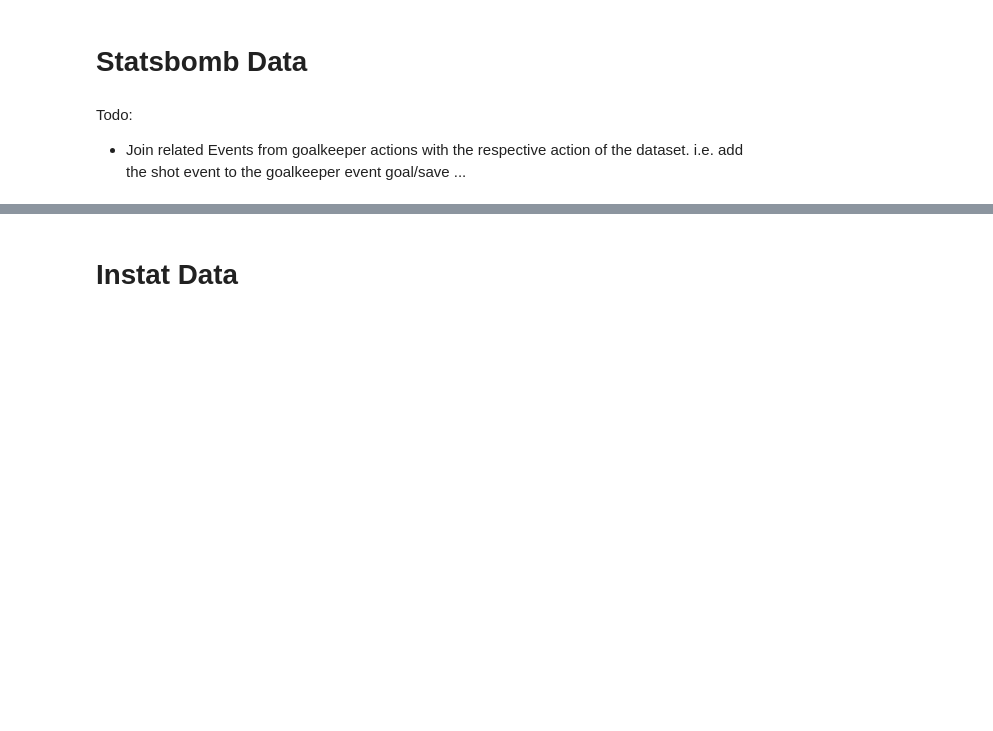
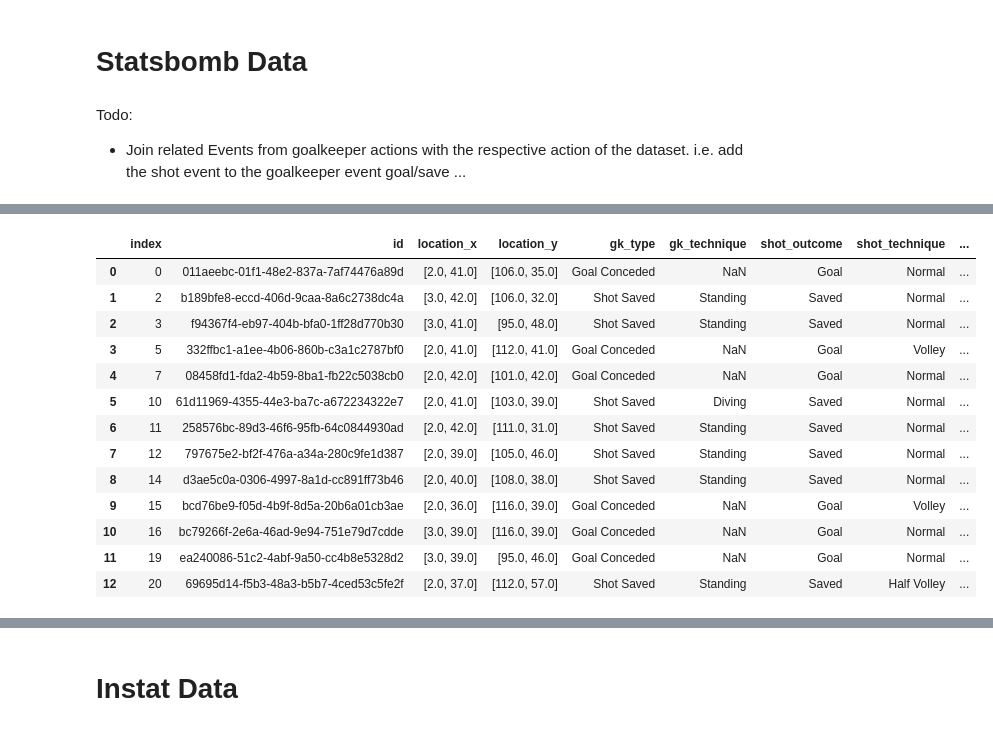
Before and after one commit to keepertrainer78698/youth-base, a Jupyter notebook: goalkeeping/int-goalkeeping/events.ipynb, the cells around one changed output, grey strips where cells are left out. Cells and saved outputs as stored; diff of their text form; code cells hidden in the pictures; blank space fills up the shorter version.

```diff
--- a/goalkeeping/int-goalkeeping/events.ipynb
+++ b/goalkeeping/int-goalkeeping/events.ipynb
@@ -163,0 +242,35 @@ gk_exp = merge_gk['goalkeeper'].apply(pd.Series)
+# %%
+temp_df = pd.DataFrame()
+for i in range(len(shot_model)):
+    # GK Distance to Shot
+    gk_dis = pd.Series(np.hypot([int(shot_model['gk_pos_x'][i]) - int(shot_model['shot_pos_x'][i])], \
+                                [int(shot_model['gk_pos_y'][i]) - int(shot_model['shot_pos_y'][i])])[0], name='gk_dis').astype(int)
+    # # Shot Distance to Goal Line
+    shot_dis_gl = pd.Series(np.hypot([40 - int(shot_model['shot_pos_x'][i])], \
+                                     [120 - int(shot_model['shot_pos_y'][i])])[0], name='shot_dis_gl').astype(int)
+    # # Angle of the Shot from the Goal Line
+    shot_angle = np.rad2deg(np.arccos([40 - int(shot_model['shot_pos_x'][i])] / shot_dis_gl)).astype(int)
+    shot_angle = [x - 90 if x > 90 else x for x in shot_angle][0]
+    shot_angle = pd.Series(shot_angle, name='shot_angle')
+
+    temp_df = pd.concat([temp_df, pd.concat([gk_dis*0.9, shot_dis_gl*0.9, shot_angle], axis=1)])
+
+
+shot_model = pd.concat([shot_model, temp_df.reset_index()], axis=1)
+
+shot_model
+# %% [output]
+|  | index | id | location_x | location_y | gk_type | gk_technique | shot_outcome | shot_technique | ... |
+| 0 | 0 | 011aeebc-01f1-48e2-837a-7af74476a89d | [2.0, 41.0] | [106.0, 35.0] | Goal Conceded | NaN | Goal | Normal | ... |
+| 1 | 2 | b189bfe8-eccd-406d-9caa-8a6c2738dc4a | [3.0, 42.0] | [106.0, 32.0] | Shot Saved | Standing | Saved | Normal | ... |
+| 2 | 3 | f94367f4-eb97-404b-bfa0-1ff28d770b30 | [3.0, 41.0] | [95.0, 48.0] | Shot Saved | Standing | Saved | Normal | ... |
+| 3 | 5 | 332ffbc1-a1ee-4b06-860b-c3a1c2787bf0 | [2.0, 41.0] | [112.0, 41.0] | Goal Conceded | NaN | Goal | Volley | ... |
+| 4 | 7 | 08458fd1-fda2-4b59-8ba1-fb22c5038cb0 | [2.0, 42.0] | [101.0, 42.0] | Goal Conceded | NaN | Goal | Normal | ... |
+| 5 | 10 | 61d11969-4355-44e3-ba7c-a672234322e7 | [2.0, 41.0] | [103.0, 39.0] | Shot Saved | Diving | Saved | Normal | ... |
+| 6 | 11 | 258576bc-89d3-46f6-95fb-64c0844930ad | [2.0, 42.0] | [111.0, 31.0] | Shot Saved | Standing | Saved | Normal | ... |
+| 7 | 12 | 797675e2-bf2f-476a-a34a-280c9fe1d387 | [2.0, 39.0] | [105.0, 46.0] | Shot Saved | Standing | Saved | Normal | ... |
+| 8 | 14 | d3ae5c0a-0306-4997-8a1d-cc891ff73b46 | [2.0, 40.0] | [108.0, 38.0] | Shot Saved | Standing | Saved | Normal | ... |
+| 9 | 15 | bcd76be9-f05d-4b9f-8d5a-20b6a01cb3ae | [2.0, 36.0] | [116.0, 39.0] | Goal Conceded | NaN | Goal | Volley | ... |
+| 10 | 16 | bc79266f-2e6a-46ad-9e94-751e79d7cdde | [3.0, 39.0] | [116.0, 39.0] | Goal Conceded | NaN | Goal | Normal | ... |
+| 11 | 19 | ea240086-51c2-4abf-9a50-cc4b8e5328d2 | [3.0, 39.0] | [95.0, 46.0] | Goal Conceded | NaN | Goal | Normal | ... |
+| 12 | 20 | 69695d14-f5b3-48a3-b5b7-4ced53c5fe2f | [2.0, 37.0] | [112.0, 57.0] | Shot Saved | Standing | Saved | Half Volley | ... |
```
Also changed, not shown: parts of 21 cells of this notebook, 8 other files.
